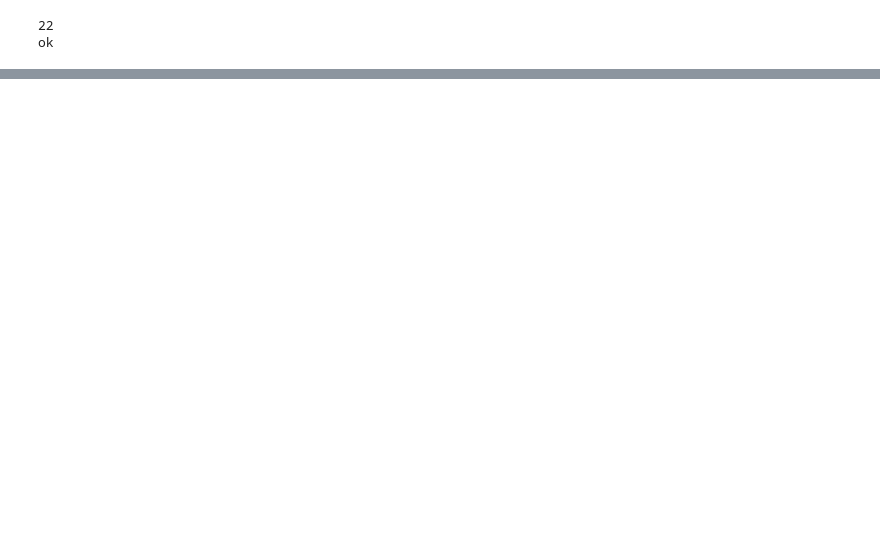
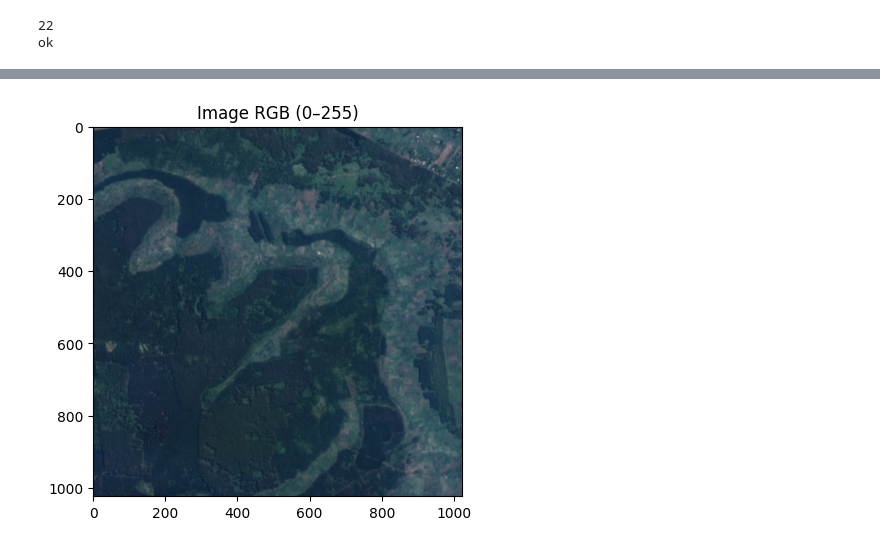
Before and after one commit to alexandreRocchiHenry/Computer_Vision_Projet, a Jupyter notebook: connection_bd.ipynb, the cells around one changed output, grey strips where cells are left out. Cells and saved outputs as stored; diff of their text form; code cells hidden in the pictures; blank space fills up the shorter version.

```diff
--- a/connection_bd.ipynb
+++ b/connection_bd.ipynb
@@ -101,0 +119,14 @@ Nombre de dossiers : 75
+# %%
+labels = labels + test_labels
+
+df_labels = pd.DataFrame(labels, columns=["label"])
+df_labels["key"] = df_labels["label"].apply(lambda x: "_".join(x.split("_")[:3]))
+# %%
+planet_paths = list_subdirectories
+
+df_planet = pd.DataFrame(planet_paths, columns=["planet_path"])
+
+# Extraire la clé
+df_planet["key"] = df_planet["planet_path"].apply(lambda x: x.split("/")[-2])
+# %%
+df_merged = pd.merge(df_labels, df_planet, on="key", how="left")
@@ -101,0 +142,6 @@ Nombre de dossiers : 75
+# %%
+img = SatImageReader(df_merged["planet_path"].iloc[5]+"/2018-05-01.tif")
+# %%
+img.show_rgb()
+# %% [output]
+[figure, added]
```
Also changed, not shown: parts of 5 cells of this notebook, 1 other file.
